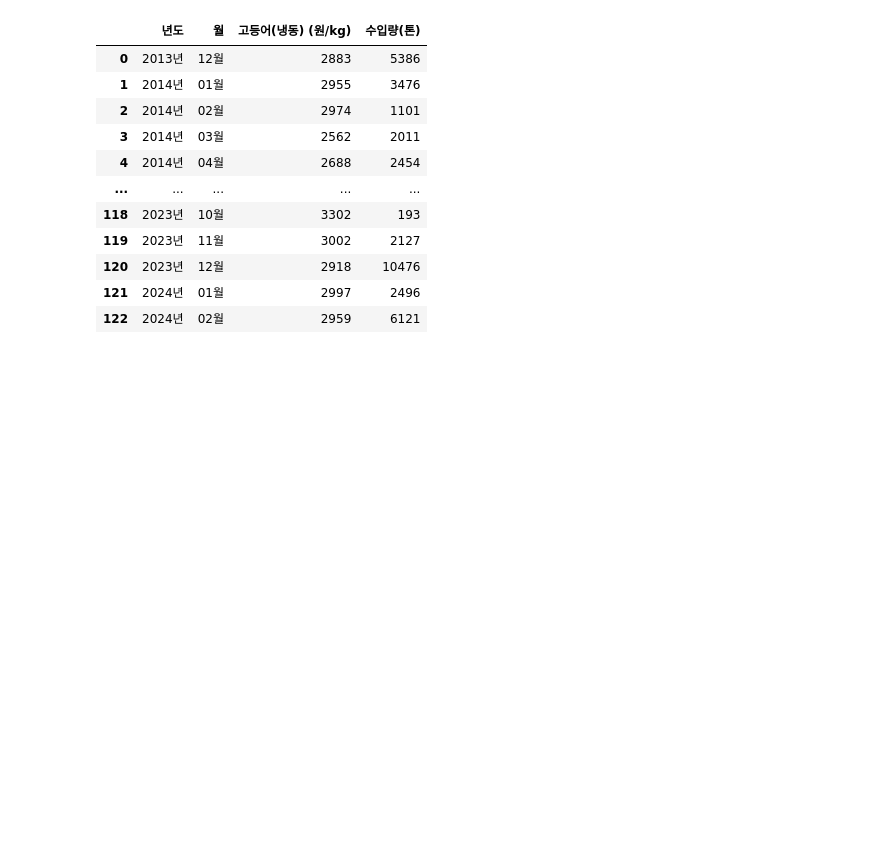
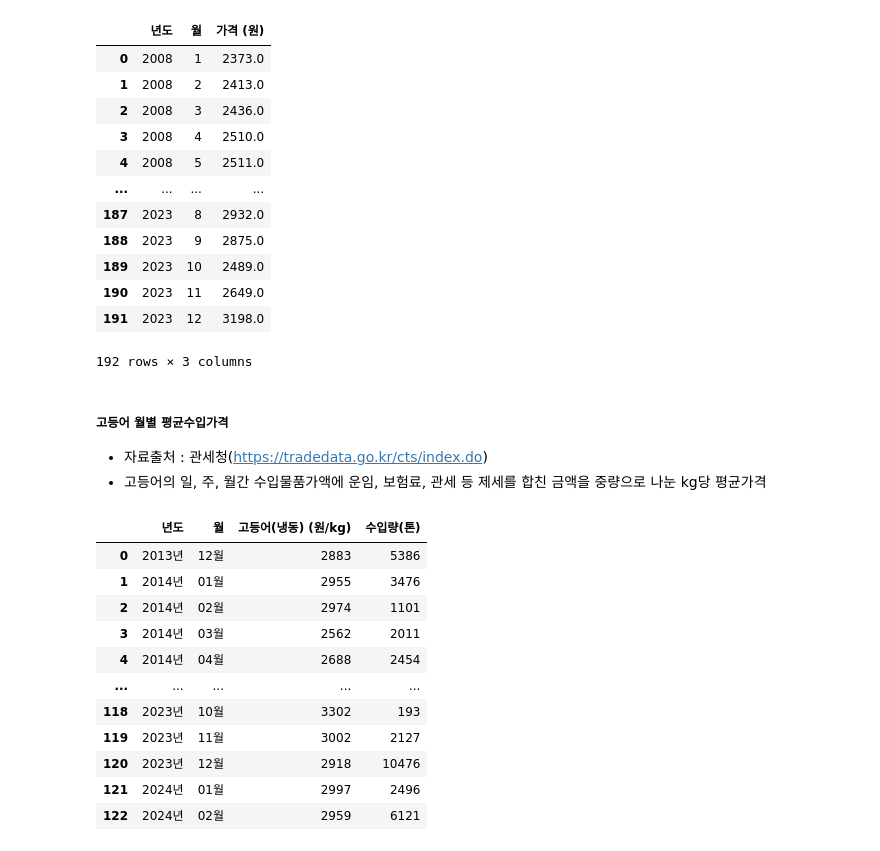
Before and after one commit to dlwogus552/big_data_project, a Jupyter notebook: python/mackerel_data.ipynb, the cells around one changed output. Saved outputs shown, nothing was run; the diff lists cells and outputs as text; code cells hidden in the pictures; blank space fills up the shorter version.

```diff
--- a/python/mackerel_data.ipynb
+++ b/python/mackerel_data.ipynb
@@ -40,0 +18,6 @@ mackerel_output_and_price
+# %%
+mackerel_price = pd.read_csv("data/mackerel/mackerel_price.csv", encoding='cp949')
+
+# 보간법으로 결측치 처리
+mackerel_price['가격 (원)'] = mackerel_price['가격 (원)'].interpolate()
+mackerel_price.info()
@@ -40,0 +35,16 @@ mackerel_output_and_price
+# %%
+mackerel_price
+# %% [output]
+|  | 년도 | 월 | 가격 (원) |
+| 0 | 2008 | 1 | 2373.0 |
+| 1 | 2008 | 2 | 2413.0 |
+| 2 | 2008 | 3 | 2436.0 |
+| 3 | 2008 | 4 | 2510.0 |
+| 4 | 2008 | 5 | 2511.0 |
+| ... | ... | ... | ... |
+| 187 | 2023 | 8 | 2932.0 |
+| 188 | 2023 | 9 | 2875.0 |
+| 189 | 2023 | 10 | 2489.0 |
+| 190 | 2023 | 11 | 2649.0 |
+| 191 | 2023 | 12 | 3198.0 |
+192 rows × 3 columns
@@ -41,3 +54,8 @@ mackerel_output_and_price
+# %% [markdown]
+##### 고등어 월별 평균수입가격
+
+- 자료출처 : 관세청(https://tradedata.go.kr/cts/index.do)
+- 고등어의 일, 주, 월간 수입물품가액에 운임, 보험료, 관세 등 제세를 합친 금액을 중량으로 나눈 kg당 평균가격
 # %%
 mackerel_import_price = pd.read_csv("./data/mackerel/고등어 월별 평균수입가격.csv", encoding='cp949')
 mackerel_import_price = mackerel_import_price.drop(columns=['고등어(신선,냉장) (원/kg)'])
```
Also changed, not shown: parts of 14 cells of this notebook, 3 other files.
